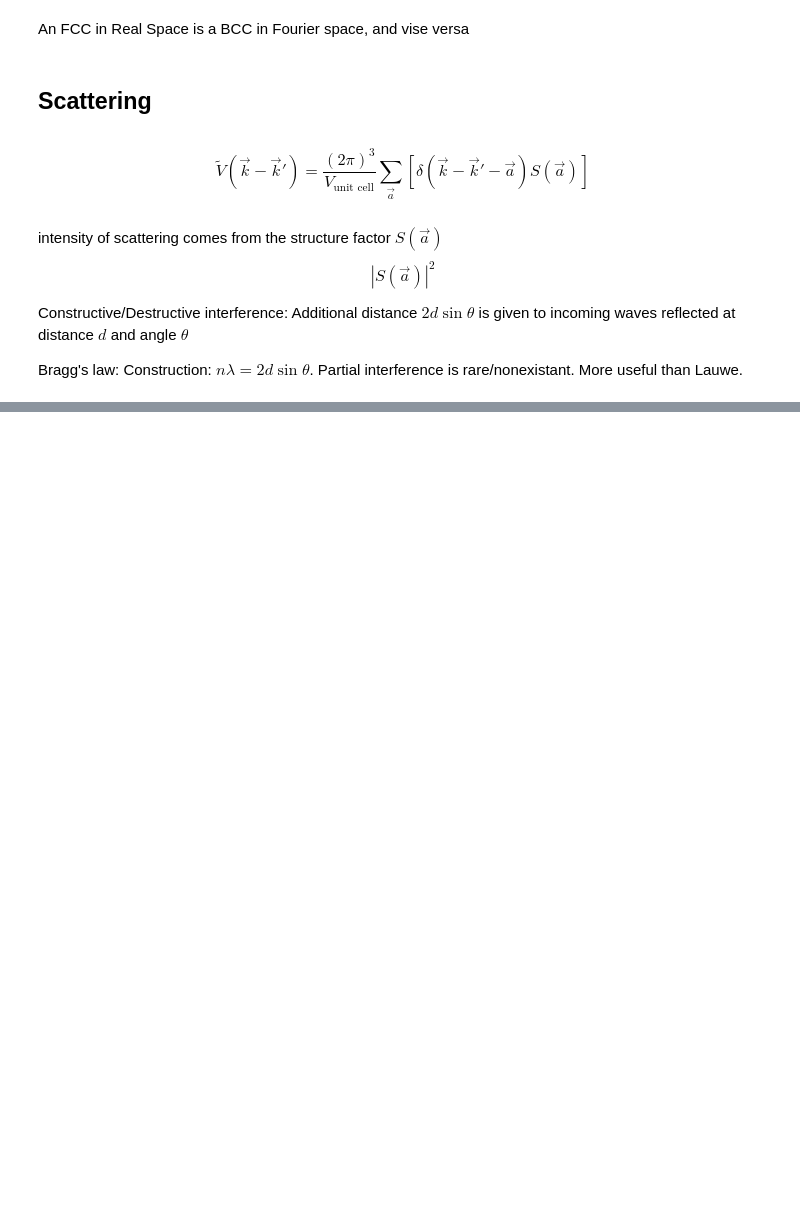
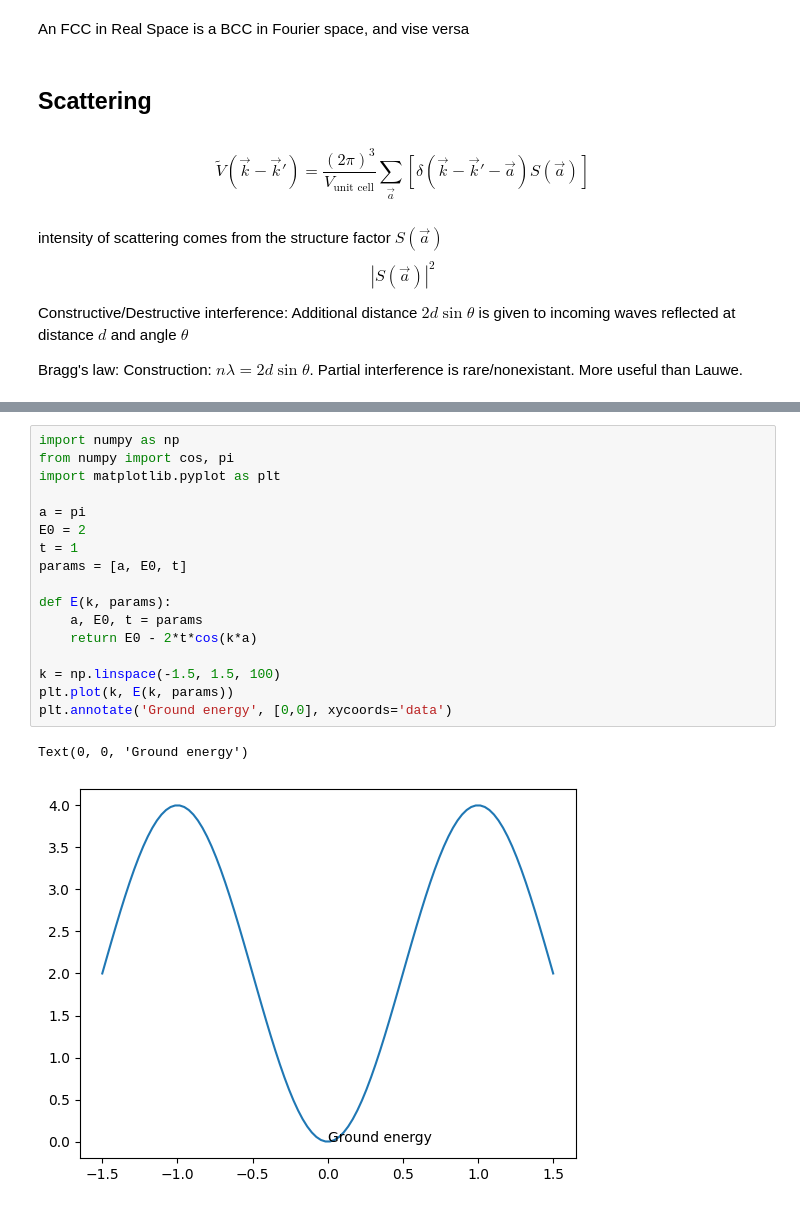
Before and after one commit to andrew-koren/cautious-adventure, a Jupyter notebook: my stuff/FS24/PHY 491/phy 491 notes.ipynb, the cells around one changed output, grey strips where cells are left out. Saved outputs shown, nothing was run; the diff lists cells and outputs as text; blank space fills up the shorter version.

```diff
--- a/my stuff/FS24/PHY 491/phy 491 notes.ipynb
+++ b/my stuff/FS24/PHY 491/phy 491 notes.ipynb
@@ -395,0 +450,20 @@ Construction: $n\lambda = 2d\sin\theta$. Partial interference is rare/nonexistan
+# %%
+import numpy as np
+from numpy import cos, pi
+import matplotlib.pyplot as plt
+
+a = pi
+E0 = 2
+t = 1
+params = [a, E0, t]
+
+def E(k, params):
+    a, E0, t = params
+    return E0 - 2*t*cos(k*a)
+
+k = np.linspace(-1.5, 1.5, 100)
+plt.plot(k, E(k, params))
+plt.annotate('Ground energy', [0,0], xycoords='data')
+# %% [output]
+Text(0, 0, 'Ground energy')
+[figure, added]
```
Also changed, not shown: parts of 7 cells of this notebook.
